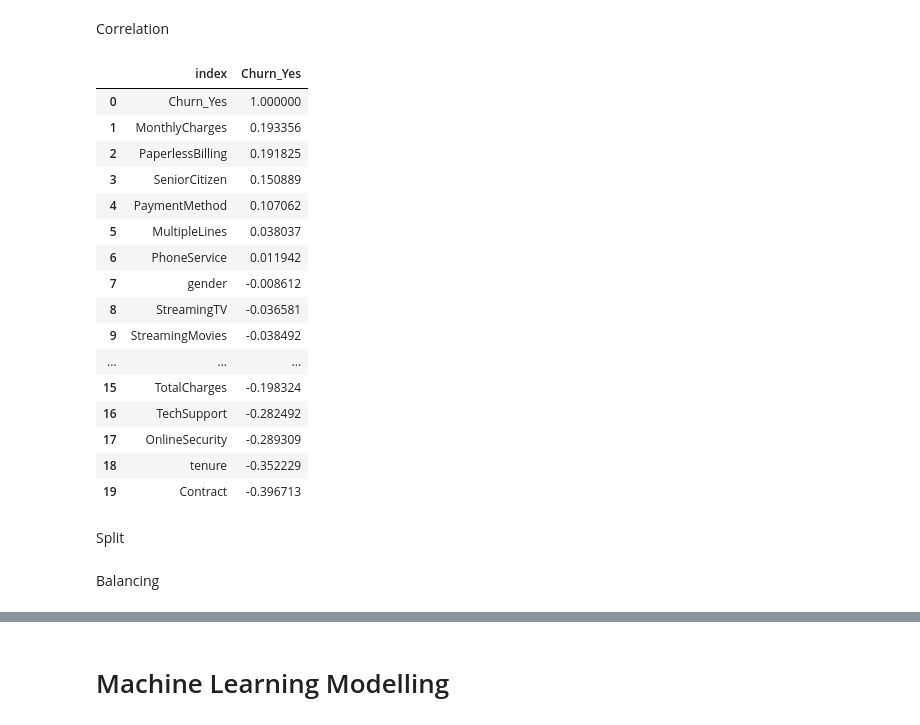
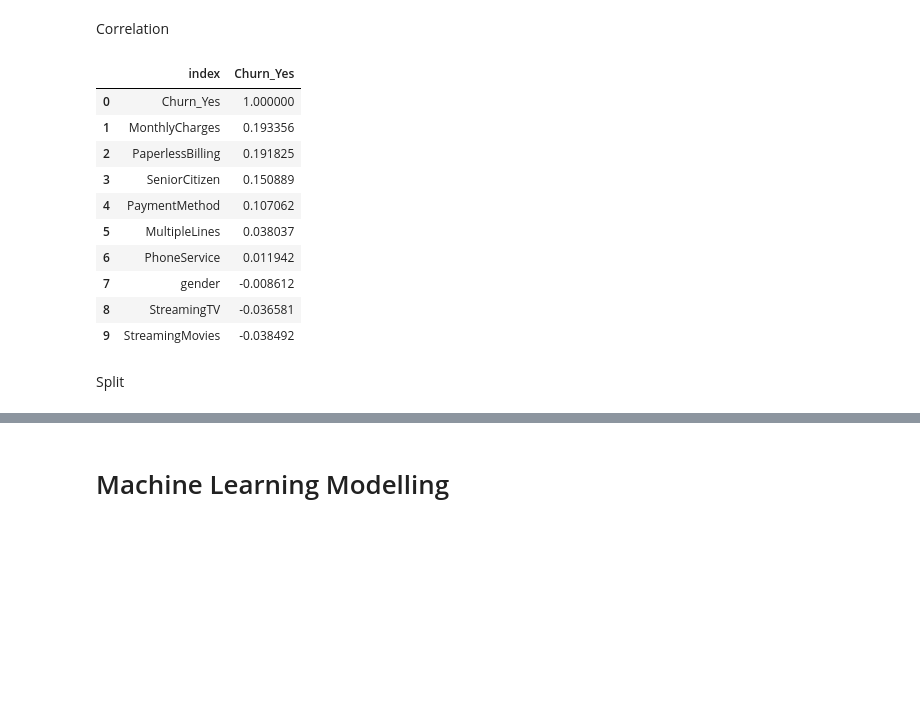
Before and after one commit to boydo7/Telco-Churn, a Jupyter notebook: TelcoChurn_ML-for-churn.ipynb, the cells around one changed output, grey strips where cells are left out. Cells and saved outputs as stored; diff of their text form; code cells hidden in the pictures; blank space fills up the shorter version.

```diff
--- a/TelcoChurn_ML-for-churn.ipynb
+++ b/TelcoChurn_ML-for-churn.ipynb
@@ -314,25 +310,19 @@ df.head()
 Correlation
 # %%
 df2=df.corr().Churn_Yes.sort_values(ascending=False).reset_index()
-df2
+df2.head(10)
 # %% [output]
 |  | index | Churn_Yes |
 | 0 | Churn_Yes | 1.000000 |
 | 1 | MonthlyCharges | 0.193356 |
 | 2 | PaperlessBilling | 0.191825 |
 | 3 | SeniorCitizen | 0.150889 |
 | 4 | PaymentMethod | 0.107062 |
 | 5 | MultipleLines | 0.038037 |
 | 6 | PhoneService | 0.011942 |
 | 7 | gender | -0.008612 |
 | 8 | StreamingTV | -0.036581 |
 | 9 | StreamingMovies | -0.038492 |
-| ... | ... | ... |
-| 15 | TotalCharges | -0.198324 |
-| 16 | TechSupport | -0.282492 |
-| 17 | OnlineSecurity | -0.289309 |
-| 18 | tenure | -0.352229 |
-| 19 | Contract | -0.396713 |
 # %% [markdown]
 Split
 # %%
@@ -341,2 +335,0 @@ y=df[['Churn_Yes']].values.reshape(-1,1)
-# %% [markdown]
-Balancing
```
Also changed, not shown: parts of 34 cells of this notebook.
